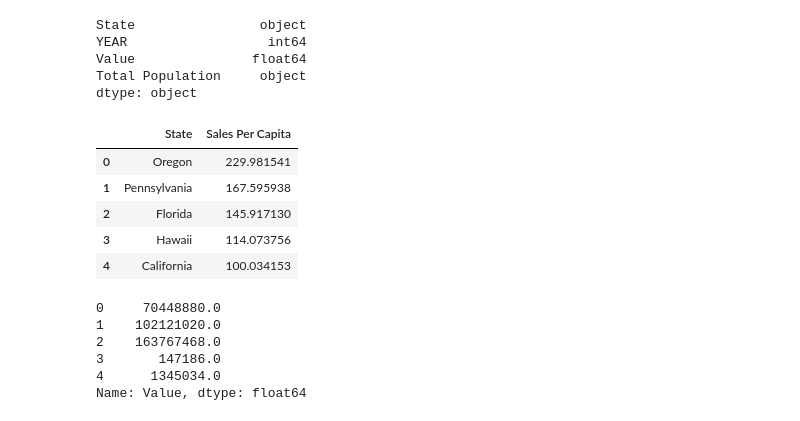
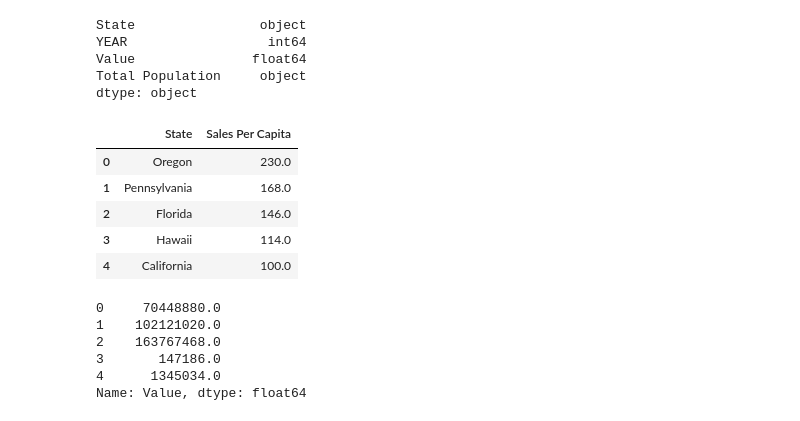
Before and after one commit to KinishaF/edible_vs_ornamental, a Jupyter notebook: Scripts/comparison_edible_ornamental.ipynb, the cells around one changed output. Drawn from its saved outputs; the diff is of its cells as text; code cells hidden in the pictures.

```diff
--- a/Scripts/comparison_edible_ornamental.ipynb
+++ b/Scripts/comparison_edible_ornamental.ipynb
@@ -1101,14 +1192,14 @@ ornamental_pop['Total Population'] = ornamental_pop['Total Population'].str.repl
 # %%
 ornamental_pop['Sales Per Capita'] = ornamental_pop['Value'] / ornamental_pop['Total Population']
 # %%
-ornamental_pop.groupby('State')['Sales Per Capita'].sum().sort_values(ascending = False).reset_index().head()
+ornamental_pop.groupby('State')['Sales Per Capita'].sum().round(0).sort_values(ascending = False).reset_index().head()
 # %% [output]
 |  | State | Sales Per Capita |
-| 0 | Oregon | 229.981541 |
-| 1 | Pennsylvania | 167.595938 |
-| 2 | Florida | 145.917130 |
-| 3 | Hawaii | 114.073756 |
-| 4 | California | 100.034153 |
+| 0 | Oregon | 230.0 |
+| 1 | Pennsylvania | 168.0 |
+| 2 | Florida | 146.0 |
+| 3 | Hawaii | 114.0 |
+| 4 | California | 100.0 |
 # %%
 ornamental_pop['Value'].head()
 # %% [output]
```
Also changed, not shown: parts of 84 cells of this notebook.
